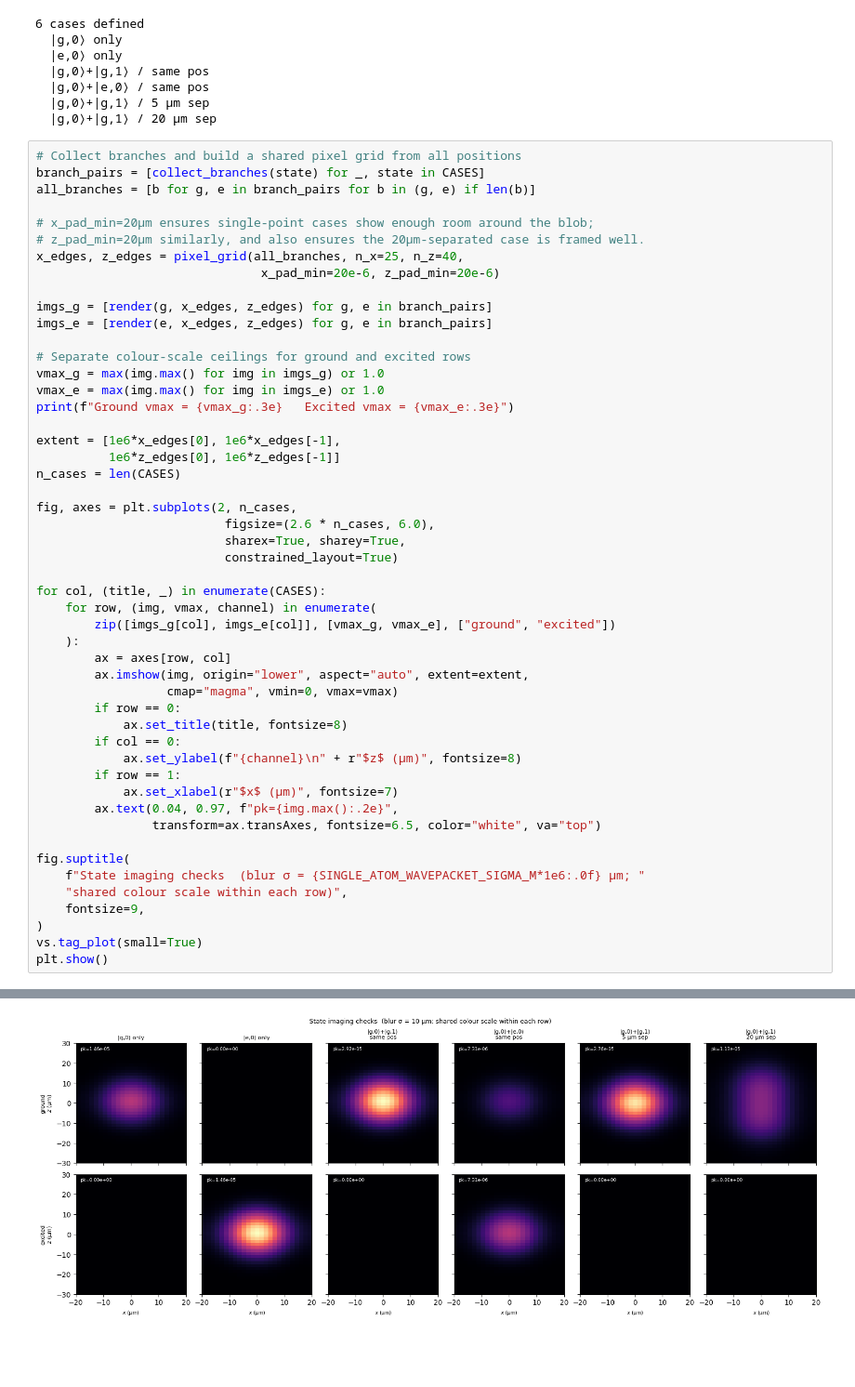
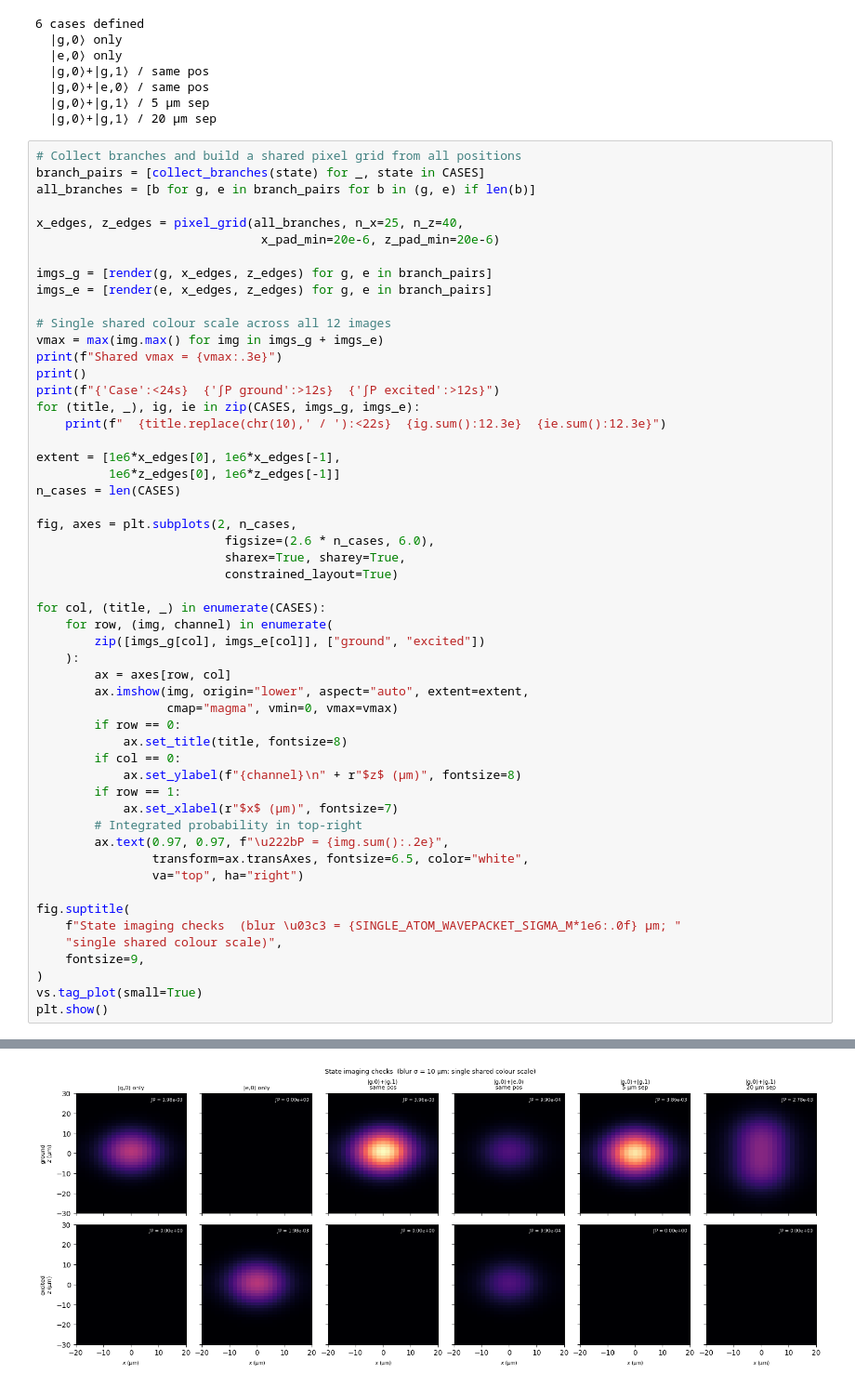
Before and after one commit to charlesbaynham/LMT_sim_scratch, a Jupyter notebook: notebooks/state_imaging_checks.ipynb, the cells around one changed output, grey strips where cells are left out. Shown at 93% size. Cells and saved outputs as stored; diff of their text form; blank space fills up the shorter version.

```diff
--- a/notebooks/state_imaging_checks.ipynb
+++ b/notebooks/state_imaging_checks.ipynb
@@ -93,18 +94,19 @@ for title, _ in CASES:
 branch_pairs = [collect_branches(state) for _, state in CASES]
 all_branches = [b for g, e in branch_pairs for b in (g, e) if len(b)]
 
-# x_pad_min=20µm ensures single-point cases show enough room around the blob;
-# z_pad_min=20µm similarly, and also ensures the 20µm-separated case is framed well.
 x_edges, z_edges = pixel_grid(all_branches, n_x=25, n_z=40,
                                x_pad_min=20e-6, z_pad_min=20e-6)
 
 imgs_g = [render(g, x_edges, z_edges) for g, e in branch_pairs]
 imgs_e = [render(e, x_edges, z_edges) for g, e in branch_pairs]
 
-# Separate colour-scale ceilings for ground and excited rows
-vmax_g = max(img.max() for img in imgs_g) or 1.0
-vmax_e = max(img.max() for img in imgs_e) or 1.0
-print(f"Ground vmax = {vmax_g:.3e}   Excited vmax = {vmax_e:.3e}")
+# Single shared colour scale across all 12 images
+vmax = max(img.max() for img in imgs_g + imgs_e)
+print(f"Shared vmax = {vmax:.3e}")
+print()
+print(f"{'Case':<24s}  {'∫P ground':>12s}  {'∫P excited':>12s}")
+for (title, _), ig, ie in zip(CASES, imgs_g, imgs_e):
+    print(f"  {title.replace(chr(10),' / '):<22s}  {ig.sum():12.3e}  {ie.sum():12.3e}")
 
 extent = [1e6*x_edges[0], 1e6*x_edges[-1],
           1e6*z_edges[0], 1e6*z_edges[-1]]
@@ -116,8 +118,8 @@ fig, axes = plt.subplots(2, n_cases,
                           constrained_layout=True)
 
 for col, (title, _) in enumerate(CASES):
-    for row, (img, vmax, channel) in enumerate(
-        zip([imgs_g[col], imgs_e[col]], [vmax_g, vmax_e], ["ground", "excited"])
+    for row, (img, channel) in enumerate(
+        zip([imgs_g[col], imgs_e[col]], ["ground", "excited"])
     ):
         ax = axes[row, col]
         ax.imshow(img, origin="lower", aspect="auto", extent=extent,
@@ -128,12 +130,14 @@ for col, (title, _) in enumerate(CASES):
             ax.set_ylabel(f"{channel}\n" + r"$z$ (µm)", fontsize=8)
         if row == 1:
             ax.set_xlabel(r"$x$ (µm)", fontsize=7)
-        ax.text(0.04, 0.97, f"pk={img.max():.2e}",
-                transform=ax.transAxes, fontsize=6.5, color="white", va="top")
+        # Integrated probability in top-right
+        ax.text(0.97, 0.97, f"\u222bP = {img.sum():.2e}",
+                transform=ax.transAxes, fontsize=6.5, color="white",
+                va="top", ha="right")
 
 fig.suptitle(
-    f"State imaging checks  (blur σ = {SINGLE_ATOM_WAVEPACKET_SIGMA_M*1e6:.0f} µm; "
-    "shared colour scale within each row)",
+    f"State imaging checks  (blur \u03c3 = {SINGLE_ATOM_WAVEPACKET_SIGMA_M*1e6:.0f} µm; "
+    "single shared colour scale)",
     fontsize=9,
 )
 vs.tag_plot(small=True)
@@ -143,2 +155,2 @@ Ground vmax = 2.922e-05   Excited vmax = 1.461e-05
-[figure, old version]
+[figure, new version]
 # %% [markdown]
```
Also changed, not shown: parts of 3 cells of this notebook.
